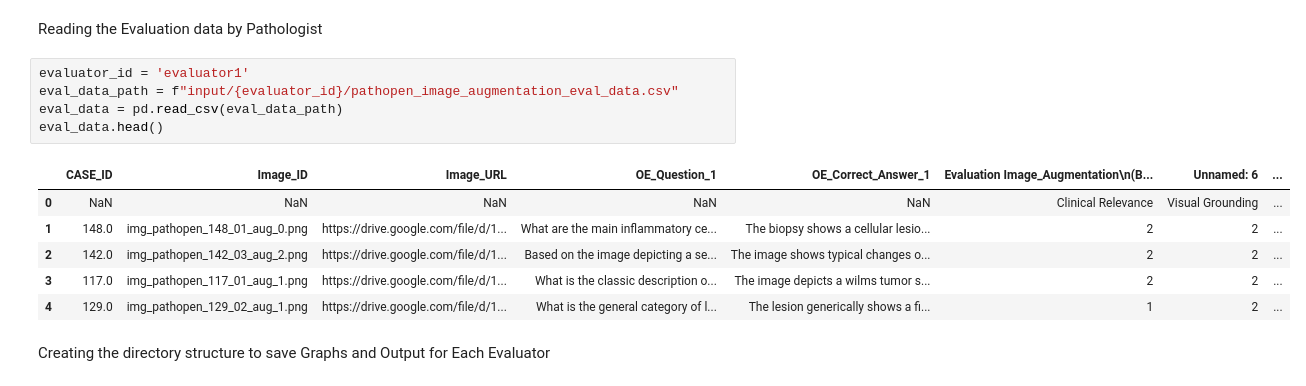
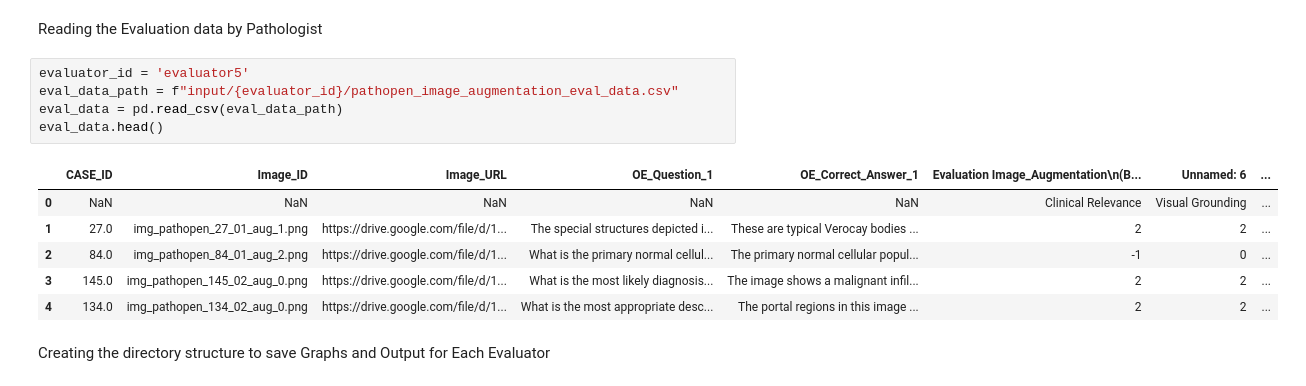
Before and after one commit to embedded-robotics/path-open-data, a Jupyter notebook: pathopen_image_augmentation_eval_data_analysis.ipynb, the cells around one changed output. Saved outputs shown, nothing was run; the diff lists cells and outputs as text.

```diff
--- a/pathopen_image_augmentation_eval_data_analysis.ipynb
+++ b/pathopen_image_augmentation_eval_data_analysis.ipynb
@@ -6,17 +6,17 @@ import os
 # %% [markdown]
 Reading the Evaluation data by Pathologist
 # %%
-evaluator_id = 'evaluator1'
+evaluator_id = 'evaluator5'
 eval_data_path = f"input/{evaluator_id}/pathopen_image_augmentation_eval_data.csv"
 eval_data = pd.read_csv(eval_data_path)
 eval_data.head()
 # %% [output]
 |  | CASE_ID | Image_ID | Image_URL | OE_Question_1 | OE_Correct_Answer_1 | Evaluation Image_Augmentation\n(B... | Unnamed: 6 | ... |
 | 0 | NaN | NaN | NaN | NaN | NaN | Clinical Relevance | Visual Grounding | ... |
-| 1 | 148.0 | img_pathopen_148_01_aug_0.png | https://drive.google.com/file/d/1... | What are the main inflammatory ce... | The biopsy shows a cellular lesio... | 2 | 2 | ... |
-| 2 | 142.0 | img_pathopen_142_03_aug_2.png | https://drive.google.com/file/d/1... | Based on the image depicting a se... | The image shows typical changes o... | 2 | 2 | ... |
-| 3 | 117.0 | img_pathopen_117_01_aug_1.png | https://drive.google.com/file/d/1... | What is the classic description o... | The image depicts a wilms tumor s... | 2 | 2 | ... |
-| 4 | 129.0 | img_pathopen_129_02_aug_1.png | https://drive.google.com/file/d/1... | What is the general category of l... | The lesion generically shows a fi... | 1 | 2 | ... |
+| 1 | 27.0 | img_pathopen_27_01_aug_1.png | https://drive.google.com/file/d/1... | The special structures depicted i... | These are typical Verocay bodies ... | 2 | 2 | ... |
+| 2 | 84.0 | img_pathopen_84_01_aug_2.png | https://drive.google.com/file/d/1... | What is the primary normal cellul... | The primary normal cellular popul... | -1 | 0 | ... |
+| 3 | 145.0 | img_pathopen_145_02_aug_0.png | https://drive.google.com/file/d/1... | What is the most likely diagnosis... | The image shows a malignant infil... | 2 | 2 | ... |
+| 4 | 134.0 | img_pathopen_134_02_aug_0.png | https://drive.google.com/file/d/1... | What is the most appropriate desc... | The portal regions in this image ... | 2 | 2 | ... |
 # %% [markdown]
 Creating the directory structure to save Graphs and Output for Each Evaluator
 # %%
```
Also changed, not shown: parts of 5 cells of this notebook, 26 other files.
